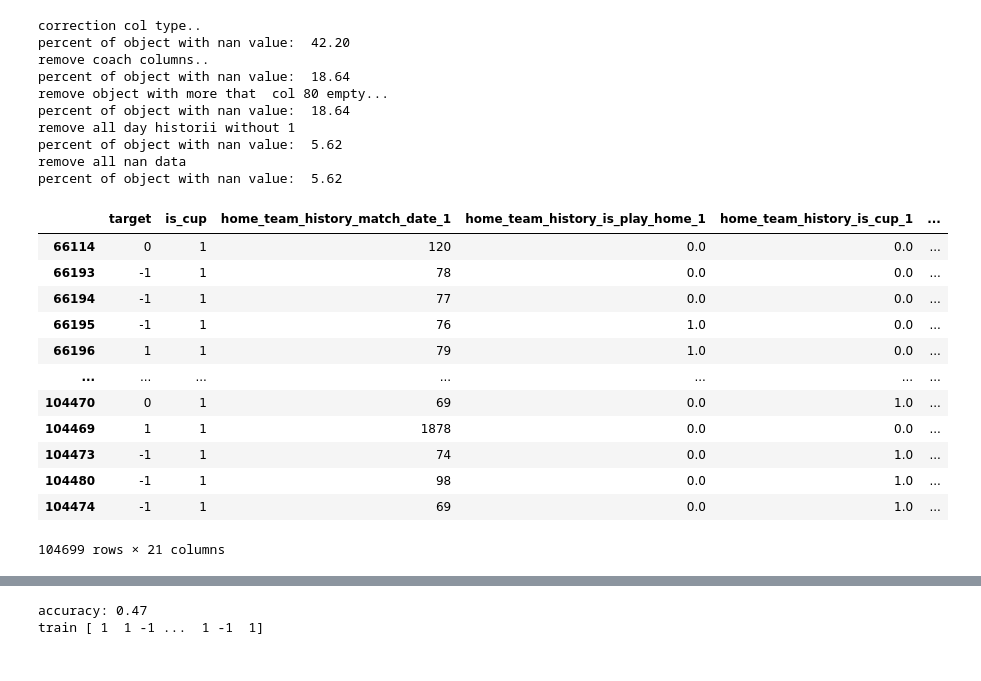
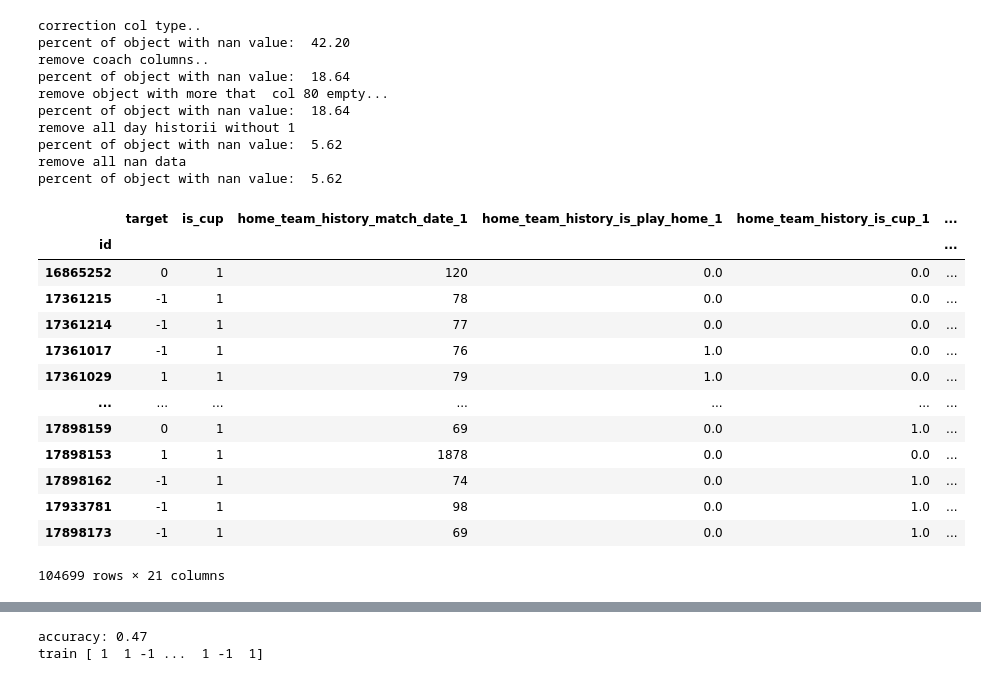
Before and after one commit to czechoa/football-match-probability-prediction, a Jupyter notebook: logist_regression.ipynb, the cells around one changed output, grey strips where cells are left out. Drawn from its saved outputs; the diff is of its cells as text; code cells hidden in the pictures.

```diff
--- a/logist_regression.ipynb
+++ b/logist_regression.ipynb
@@ -1,37 +1,38 @@
 # %%
-from prepared_data.completed_missing_data import completed_missing_data_for_test_drop,convert_historical_date_to_date_difference, remove_described_col, map_target
+from prepared_data.completed_missing_data import completed_missing_data_for_test_drop,convert_historical_date_to_date_difference, remove_described_col_and_set_index_id, map_target
 import pandas as pd
 import numpy as np
 from prepared_data.adding_new_features import adding_new_features
 
 train_org = pd.read_csv('data/train.csv')
 train = completed_missing_data_for_test_drop(train_org)
 train = convert_historical_date_to_date_difference(train)
 train = map_target(train)
 train = adding_new_features(train, number_of_history_matches=1)
-train = remove_described_col(train)
+train = remove_described_col_and_set_index_id(train)
 train
 # %% [output]
 correction col type..
 percent of object with nan value:  42.20
 remove coach columns..
 percent of object with nan value:  18.64
 remove object with more that  col 80 empty...
 percent of object with nan value:  18.64
 remove all day historii without 1
 percent of object with nan value:  5.62
 remove all nan data
 percent of object with nan value:  5.62
 |  | target | is_cup | home_team_history_match_date_1 | home_team_history_is_play_home_1 | home_team_history_is_cup_1 | ... |
-| 66114 | 0 | 1 | 120 | 0.0 | 0.0 | ... |
-| 66193 | -1 | 1 | 78 | 0.0 | 0.0 | ... |
-| 66194 | -1 | 1 | 77 | 0.0 | 0.0 | ... |
-| 66195 | -1 | 1 | 76 | 1.0 | 0.0 | ... |
-| 66196 | 1 | 1 | 79 | 1.0 | 0.0 | ... |
+| id |  |  |  |  |  | ... |
+| 16865252 | 0 | 1 | 120 | 0.0 | 0.0 | ... |
+| 17361215 | -1 | 1 | 78 | 0.0 | 0.0 | ... |
+| 17361214 | -1 | 1 | 77 | 0.0 | 0.0 | ... |
+| 17361017 | -1 | 1 | 76 | 1.0 | 0.0 | ... |
+| 17361029 | 1 | 1 | 79 | 1.0 | 0.0 | ... |
 | ... | ... | ... | ... | ... | ... | ... |
-| 104470 | 0 | 1 | 69 | 0.0 | 1.0 | ... |
-| 104469 | 1 | 1 | 1878 | 0.0 | 0.0 | ... |
-| 104473 | -1 | 1 | 74 | 0.0 | 1.0 | ... |
-| 104480 | -1 | 1 | 98 | 0.0 | 1.0 | ... |
-| 104474 | -1 | 1 | 69 | 0.0 | 1.0 | ... |
+| 17898159 | 0 | 1 | 69 | 0.0 | 1.0 | ... |
+| 17898153 | 1 | 1 | 1878 | 0.0 | 0.0 | ... |
+| 17898162 | -1 | 1 | 74 | 0.0 | 1.0 | ... |
+| 17933781 | -1 | 1 | 98 | 0.0 | 1.0 | ... |
+| 17898173 | -1 | 1 | 69 | 0.0 | 1.0 | ... |
 104699 rows × 21 columns
```
Also changed, not shown: parts of 13 cells of this notebook, 5 other files.
